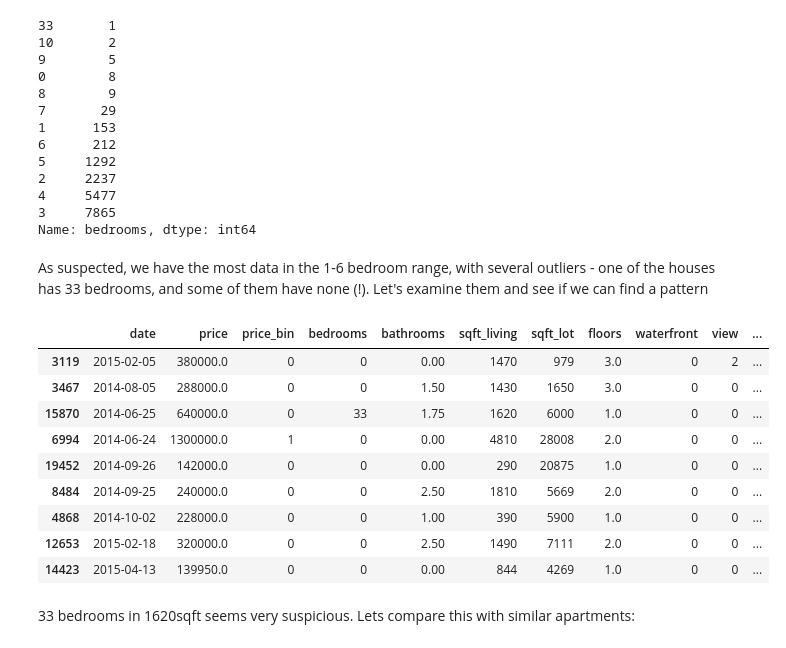
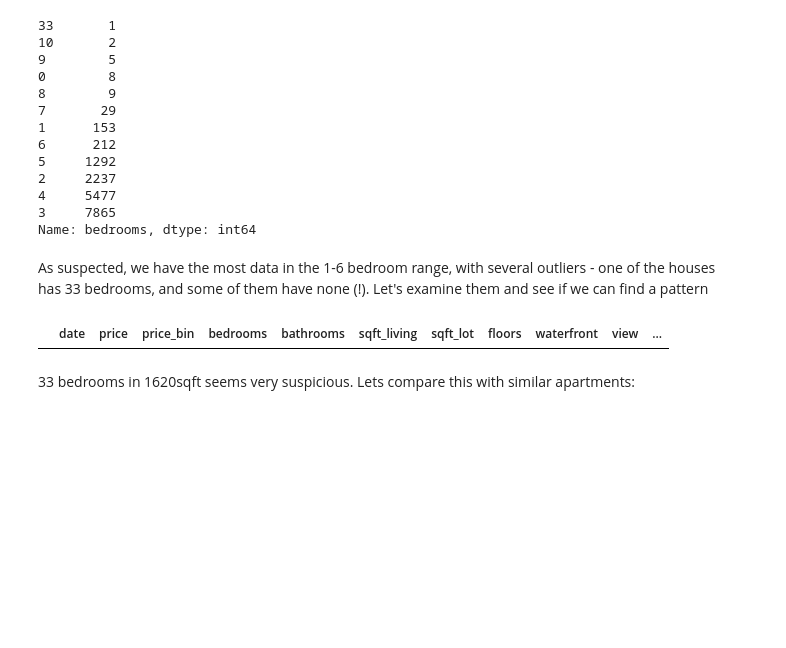
Before and after one commit to PabloOb/housing_seattle, a Jupyter notebook: analysis.ipynb, the cells around one changed output. Saved outputs shown, nothing was run; the diff lists cells and outputs as text; code cells hidden in the pictures; blank space fills up the shorter version.

```diff
--- a/analysis.ipynb
+++ b/analysis.ipynb
@@ -184,19 +196,9 @@ Name: bedrooms, dtype: int64
 # %% [markdown]
 As suspected, we have the most data in the 1-6 bedroom range, with several outliers - one of the houses has 33 bedrooms, and some of them have none (!). Let's examine them and see if we can find a pattern
 # %%
-bedroom_outlier = housing.loc[(housing['bedrooms'] == 33) | (housing['bedrooms'] == 0)]
-bedroom_outlier
+bedroom_outlier = housing.loc[(housing['bedrooms'] == 33)]
 # %% [output]
 |  | date | price | price_bin | bedrooms | bathrooms | sqft_living | sqft_lot | floors | waterfront | view | ... |
-| 3119 | 2015-02-05 | 380000.0 | 0 | 0 | 0.00 | 1470 | 979 | 3.0 | 0 | 2 | ... |
-| 3467 | 2014-08-05 | 288000.0 | 0 | 0 | 1.50 | 1430 | 1650 | 3.0 | 0 | 0 | ... |
-| 15870 | 2014-06-25 | 640000.0 | 0 | 33 | 1.75 | 1620 | 6000 | 1.0 | 0 | 0 | ... |
-| 6994 | 2014-06-24 | 1300000.0 | 1 | 0 | 0.00 | 4810 | 28008 | 2.0 | 0 | 0 | ... |
-| 19452 | 2014-09-26 | 142000.0 | 0 | 0 | 0.00 | 290 | 20875 | 1.0 | 0 | 0 | ... |
-| 8484 | 2014-09-25 | 240000.0 | 0 | 0 | 2.50 | 1810 | 5669 | 2.0 | 0 | 0 | ... |
-| 4868 | 2014-10-02 | 228000.0 | 0 | 0 | 1.00 | 390 | 5900 | 1.0 | 0 | 0 | ... |
-| 12653 | 2015-02-18 | 320000.0 | 0 | 0 | 2.50 | 1490 | 7111 | 2.0 | 0 | 0 | ... |
-| 14423 | 2015-04-13 | 139950.0 | 0 | 0 | 0.00 | 844 | 4269 | 1.0 | 0 | 0 | ... |
 # %% [markdown]
 33 bedrooms in 1620sqft seems very suspicious. Lets compare this with similar apartments:
 # %%
```
Also changed, not shown: parts of 27 cells of this notebook.
